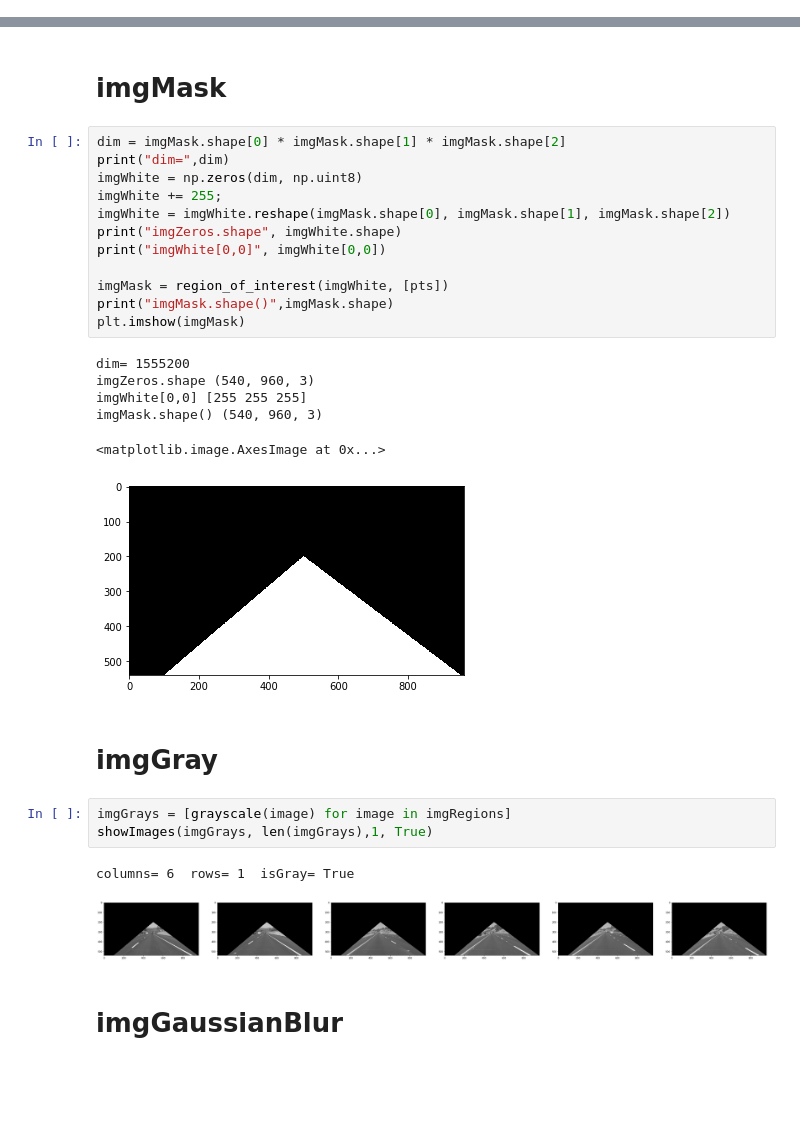
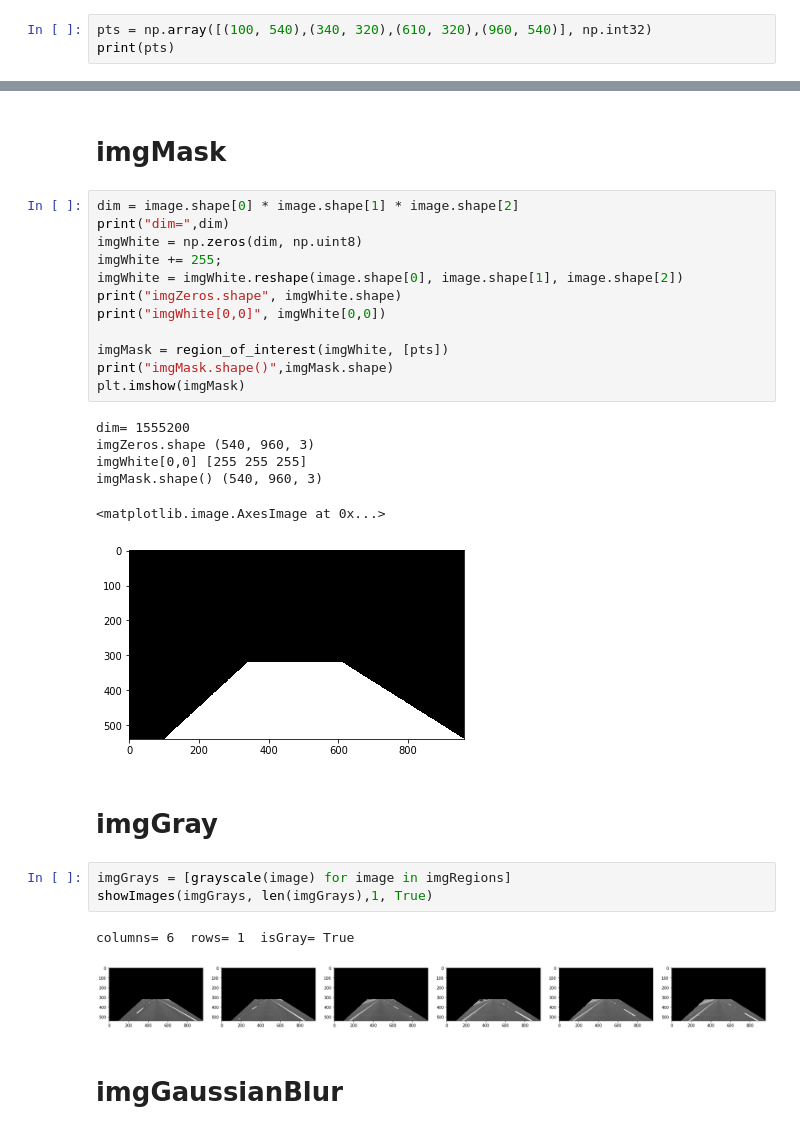
Before and after one commit to JensGutow/CarND-LaneLines-P1, a Jupyter notebook: P1.ipynb, the cells around one changed output, grey strips where cells are left out. Drawn from its saved outputs; the diff is of its cells as text; blank space fills up the shorter version.

```diff
--- a/P1.ipynb
+++ b/P1.ipynb
@@ -265,0 +296,3 @@ print(pts)
+# %%
+pts = np.array([(100, 540),(340, 320),(610, 320),(960, 540)], np.int32)
+print(pts)
@@ -300,24 +347,24 @@ columns= 6  rows= 1  isGray= False
 # %% [markdown]
 # imgMask
 # %%
-dim = imgMask.shape[0] * imgMask.shape[1] * imgMask.shape[2]
+dim = image.shape[0] * image.shape[1] * image.shape[2]
 print("dim=",dim)
 imgWhite = np.zeros(dim, np.uint8)
 imgWhite += 255;
-imgWhite = imgWhite.reshape(imgMask.shape[0], imgMask.shape[1], imgMask.shape[2])
+imgWhite = imgWhite.reshape(image.shape[0], image.shape[1], image.shape[2])
 print("imgZeros.shape", imgWhite.shape)
 print("imgWhite[0,0]", imgWhite[0,0])
 
 imgMask = region_of_interest(imgWhite, [pts])
 print("imgMask.shape()",imgMask.shape)
 plt.imshow(imgMask)
 # %% [output]
 dim= 1555200
 imgZeros.shape (540, 960, 3)
 imgWhite[0,0] [255 255 255]
 imgMask.shape() (540, 960, 3)
 <matplotlib.image.AxesImage at 0x...>
-[figure, old version]
+[figure, new version]
 # %% [markdown]
 # imgGray
 # %%
@@ -325,7 +372,7 @@ imgGrays = [grayscale(image) for image in imgRegions]
 showImages(imgGrays, len(imgGrays),1, True)
 # %% [output]
 columns= 6  rows= 1  isGray= True
-[figure, old version]
+[figure, new version]
 # %% [markdown]
 # imgGaussianBlur
 # %%
```
Also changed, not shown: parts of 42 cells of this notebook, 6 other files.
